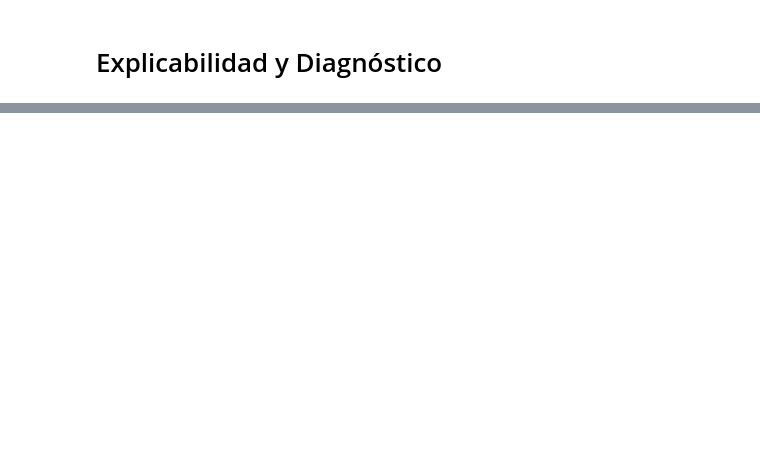
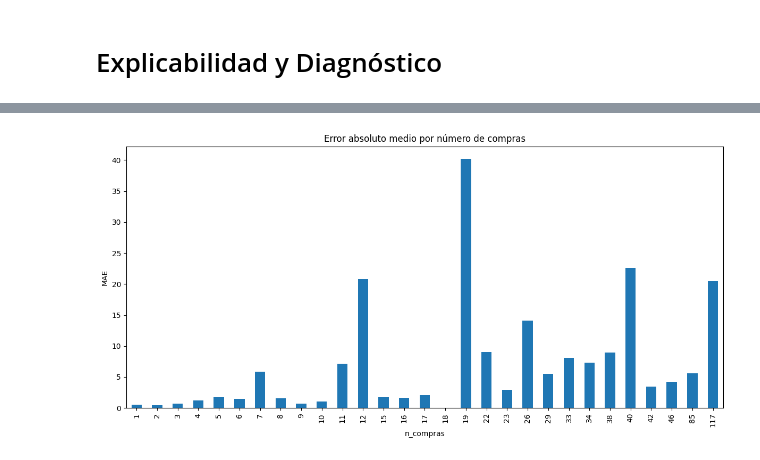
Before and after one commit to maemiliarv/DataMiningProyectoFinal, a Jupyter notebook: notebooks/04_explicabilidad_Diagnostico.ipynb, the cells around one changed output, grey strips where cells are left out. Cells and saved outputs as stored; diff of their text form; code cells hidden in the pictures; blank space fills up the shorter version.

```diff
--- a/notebooks/04_explicabilidad_Diagnostico.ipynb
+++ b/notebooks/04_explicabilidad_Diagnostico.ipynb
@@ -120,0 +130,21 @@ plt.show()
+# %%
+# Predecir
+y_pred = xgb_model.predict(X_val)
+
+# Calcular error absoluto
+error_abs = np.abs(y_val - y_pred)
+
+# Unir al DataFrame de validación
+df_errores = X_val.copy()
+df_errores['y_true'] = y_val
+df_errores['y_pred'] = y_pred
+df_errores['error_abs'] = error_abs
+# %%
+df_errores.groupby('n_compras')['error_abs'].mean().sort_index().plot(kind='bar', figsize=(12,6))
+plt.title('Error absoluto medio por número de compras')
+plt.xlabel('n_compras')
+plt.ylabel('MAE')
+plt.tight_layout()
+plt.show()
+# %% [output]
+[figure, added]
```
Also changed, not shown: parts of 20 cells of this notebook.
